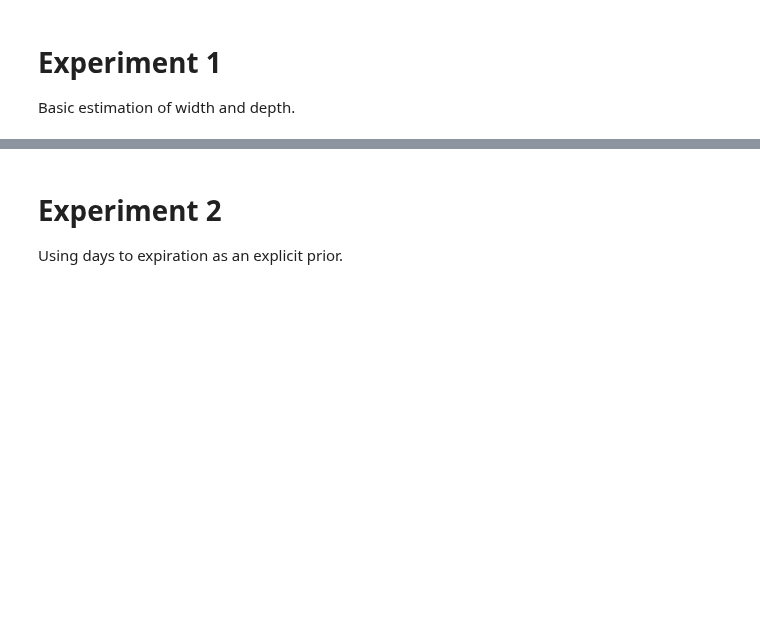
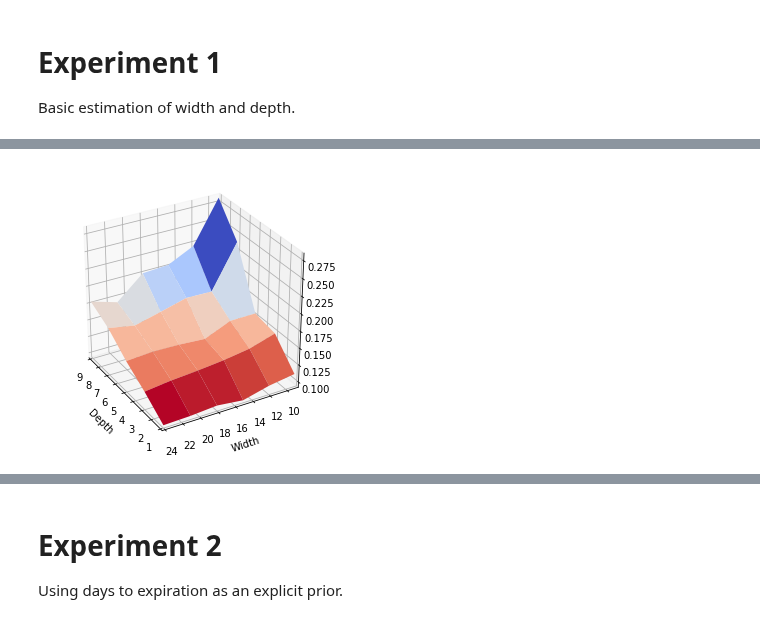
Before and after one commit to leyhline/vix-term-structure, a Jupyter notebook: comparison1-4.ipynb, the cells around one changed output, grey strips where cells are left out. Saved outputs shown, nothing was run; the diff lists cells and outputs as text; code cells hidden in the pictures; blank space fills up the shorter version.

```diff
--- a/comparison1-4.ipynb
+++ b/comparison1-4.ipynb
@@ -52,0 +67,6 @@ plt.show()
+# %%
+plot3d_loss(ex1_min_normal["val_loss"].groupby(("depth", "width")).mean(), rotation=150)
+plt.savefig("approach1-ex1-val-normal.pdf", format="pdf", bbox_inches="tight", dpi=300)
+plt.show()
+# %% [output]
+[figure, added]
```
Also changed, not shown: parts of 22 cells of this notebook, 4 other files.
